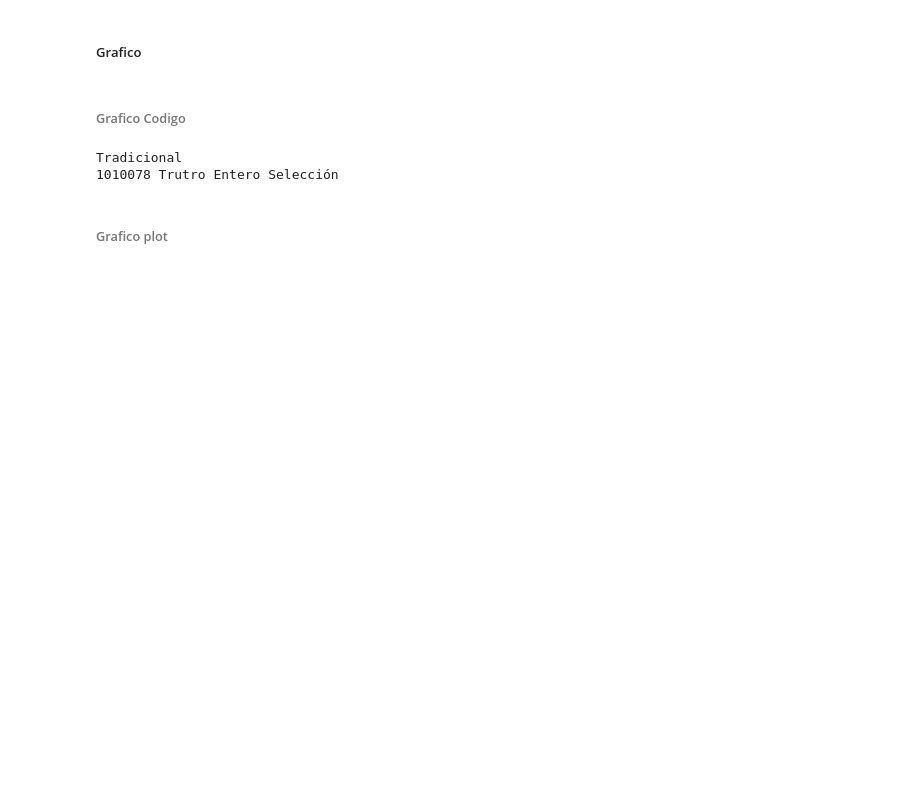
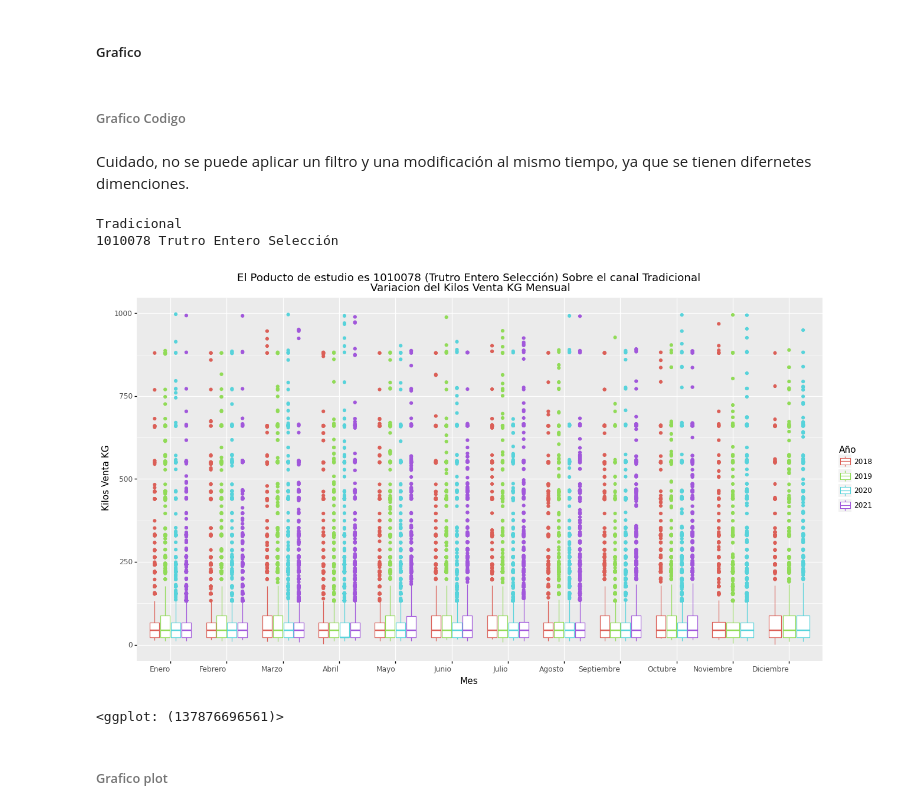
Before and after one commit to rolftb/Analisis-de-datos, a Jupyter notebook: C-1)[Tradicional 1010078] Variación precio mes Gráficos Material Precios y volumen por venta.ipynb, the cells around one changed output. Cells and saved outputs as stored; diff of their text form; code cells hidden in the pictures; blank space fills up the shorter version.

```diff
--- a/C-1)[Tradicional 1010078] Variación precio mes Gráficos Material Precios y volumen por venta.ipynb
+++ b/C-1)[Tradicional 1010078] Variación precio mes Gráficos Material Precios y volumen por venta.ipynb
@@ -539,36 +667,40 @@ df[['Mes','Mes_num','Día natural']].head()
 ##### Grafico
 # %% [markdown]
 ###### Grafico Codigo
+# %% [markdown]
+Cuidado, no se puede aplicar un filtro y una modificación al mismo tiempo, ya que se tienen difernetes dimenciones.
 # %%
-
+#+scale_x_datetime(breaks=date_breaks('1 month') ,labels=custom_date_format1)
 s=df[df.Material==i]['Nivel 4.1'].unique()[0]
 Y_Graph='Kilos Venta KG'
 
 print(T_i)
 print(i,s)
 
 Graph_KG_mes=(
-    ggplot(
-        df[(df['Kilos Venta KG']<1000)]
-        ,aes(
-            x=df["Mes"].apply(lambda x: Mes_name(x) ),
-            y= Y_Graph ,
-            color='Año' ))\
-    + geom_boxplot()
-      #+scale_x_datetime(breaks=date_breaks('1 month') ,labels=custom_date_format1)
+ggplot(
+    df[(df['Kilos Venta KG']<1000)]
+    ,aes(
+        x='Mes',#df["Mes"].apply(lambda x: Mes_name(x) ),
+        y= Y_Graph ,
+        color='Año' ))\
++ geom_boxplot()
 
-        +ggtitle('El Poducto de estudio es '+i+' ('+s+')'+ ' Sobre el canal '+ T_i
-                     +'\n Variacion del '+Y_Graph + ' Mensual'
-                     )
-     +theme(axis_text_x = element_text(hjust=1),figure_size=(15,8))
-     + scale_x_discrete(limits= ['Enero','Febrero','Marzo','Abril',
-    'Mayo','Junio','Julio','Agosto',
-    'Septiembre','Octubre',
-    'Noviembre','Diciembre'])
+
+    +ggtitle('El Poducto de estudio es '+i+' ('+s+')'+ ' Sobre el canal '+ T_i
+                 +'\n Variacion del '+Y_Graph + ' Mensual')
+ +theme(axis_text_x = element_text(hjust=1),figure_size=(15,8))
+ +scale_x_discrete(limits= ['Enero','Febrero','Marzo','Abril',
+'Mayo','Junio','Julio','Agosto',
+'Septiembre','Octubre',
+'Noviembre','Diciembre'])
 )
+Graph_KG_mes
 # %% [output]
 Tradicional
 1010078 Trutro Entero Selección
+[figure, added]
+<ggplot: (137876696561)>
 # %% [markdown]
 ###### Grafico plot
 # %%
```
Also changed, not shown: parts of 31 cells of this notebook.
